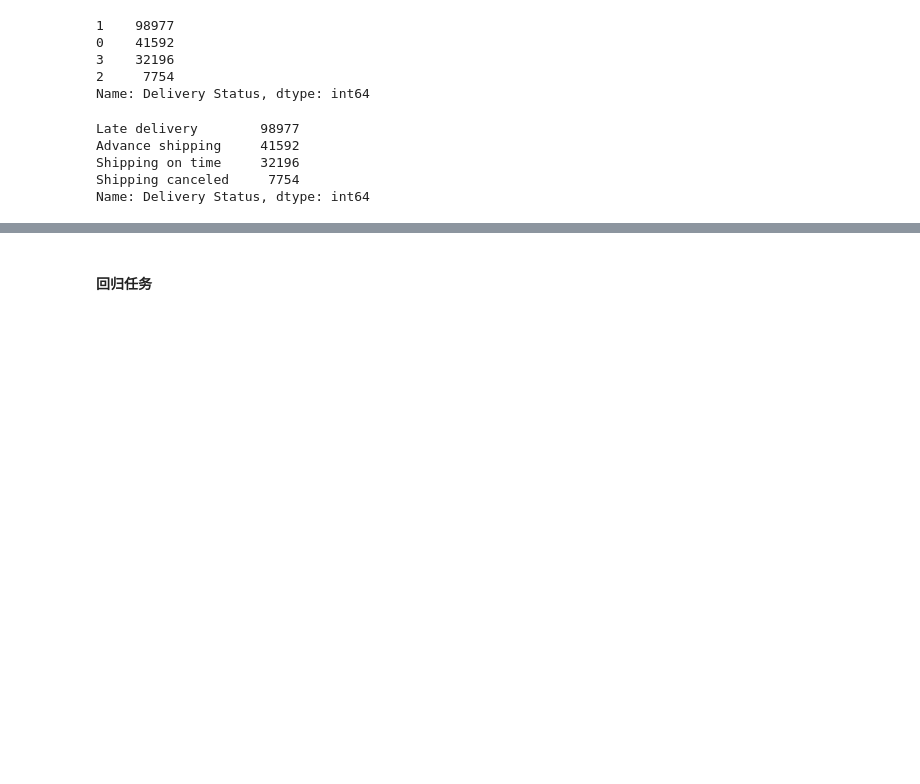
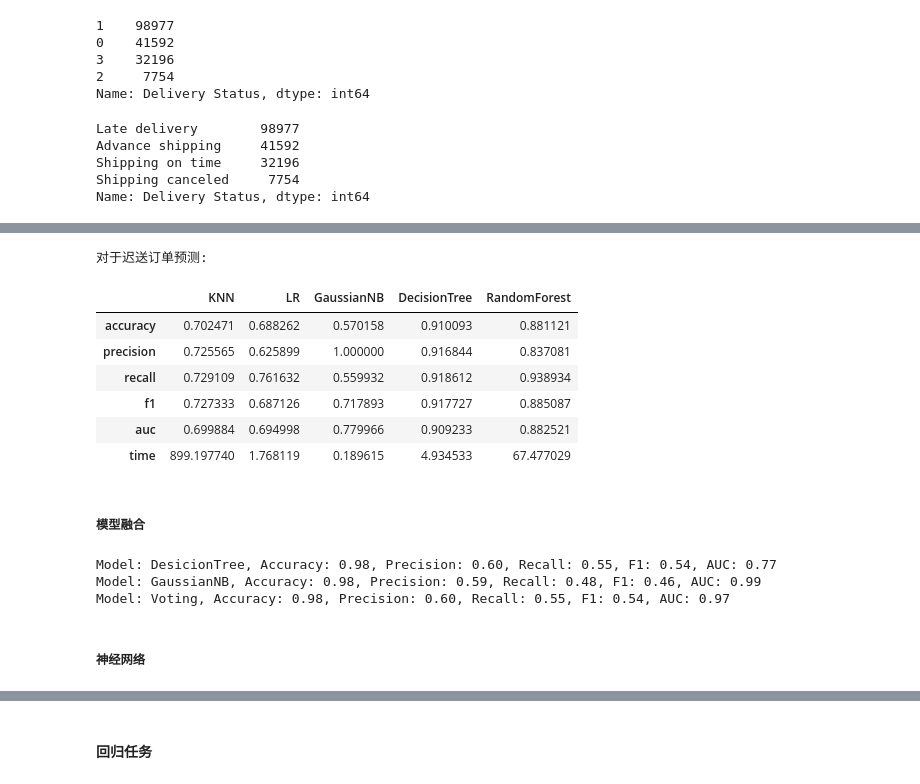
Before and after one commit to ruizhuwu/BI, a Jupyter notebook: week11/homework2.ipynb, the cells around one changed output, grey strips where cells are left out. Saved outputs shown, nothing was run; the diff lists cells and outputs as text; code cells hidden in the pictures; blank space fills up the shorter version.

```diff
--- a/week11/homework2.ipynb
+++ b/week11/homework2.ipynb
@@ -477,0 +525,32 @@ Name: Delivery Status, dtype: int64
+# %%
+print('对于迟送订单预测:')
+pd.DataFrame(l_result, index=['accuracy', 'precision', 'recall', 'f1', 'auc', 'time'])
+# %% [output]
+对于迟送订单预测:
+|  | KNN | LR | GaussianNB | DecisionTree | RandomForest |
+| accuracy | 0.702471 | 0.688262 | 0.570158 | 0.910093 | 0.881121 |
+| precision | 0.725565 | 0.625899 | 1.000000 | 0.916844 | 0.837081 |
+| recall | 0.729109 | 0.761632 | 0.559932 | 0.918612 | 0.938934 |
+| f1 | 0.727333 | 0.687126 | 0.717893 | 0.917727 | 0.885087 |
+| auc | 0.699884 | 0.694998 | 0.779966 | 0.909233 | 0.882521 |
+| time | 899.197740 | 1.768119 | 0.189615 | 4.934533 | 67.477029 |
+# %% [markdown]
+##### 模型融合
+# %%
+# 以欺诈预测为例，利用决策树和高斯贝叶斯进行模型融合
+from sklearn.ensemble import VotingClassifier
+from sklearn.model_selection import cross_validate
+
+
+voting = VotingClassifier(estimators={('DT', f_dt), ('GaussianNB', f_nb)}, voting='soft')
+for clf, label in zip([f_dt, f_rf, voting], ['DesicionTree', 'GaussianNB', 'Voting']):
+    scores = cross_validate(clf, f_x, f_y, cv=3, scoring=['accuracy', 'precision', 'recall', 'f1', 'roc_auc'])
+    print('Model: %s, Accuracy: %0.2f, Precision: %0.2f, Recall: %0.2f, F1: %0.2f, AUC: %0.2f' %\
+          (label, scores['test_accuracy'].mean(), scores['test_precision'].mean(), scores['test_recall'].mean(),\
+          scores['test_f1'].mean(), scores['test_roc_auc'].mean()))
+# %% [output]
+Model: DesicionTree, Accuracy: 0.98, Precision: 0.60, Recall: 0.55, F1: 0.54, AUC: 0.77
+Model: GaussianNB, Accuracy: 0.98, Precision: 0.59, Recall: 0.48, F1: 0.46, AUC: 0.99
+Model: Voting, Accuracy: 0.98, Precision: 0.60, Recall: 0.55, F1: 0.54, AUC: 0.97
+# %% [markdown]
+##### 神经网络
```
Also changed, not shown: parts of 52 cells of this notebook.
